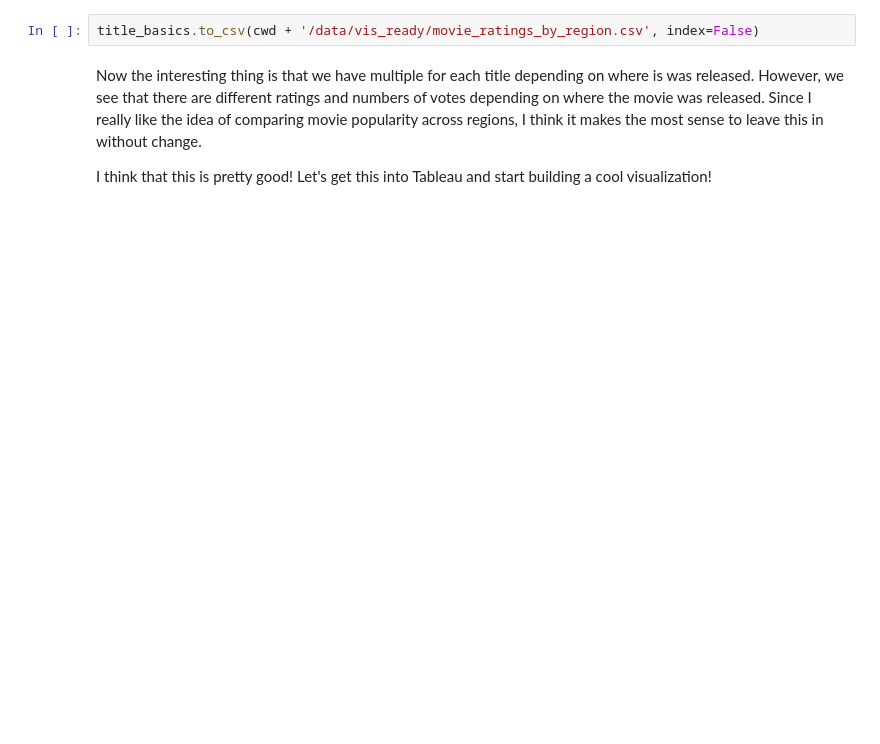
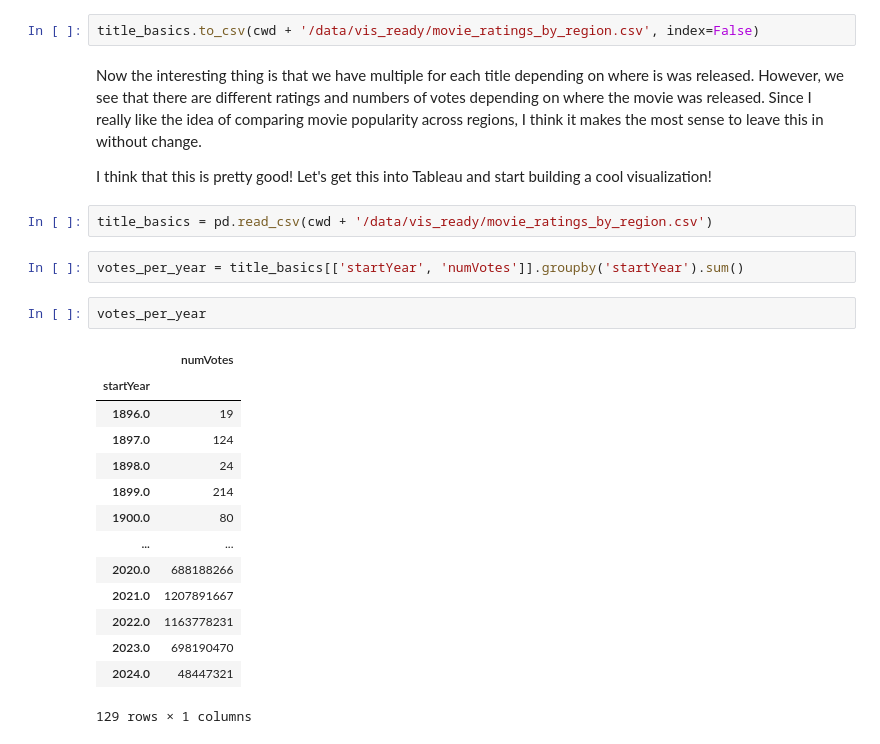
Before and after one commit to Jkrol6675/IMDbExploratoryAnalysis-Movies, a Jupyter notebook: workbook.ipynb, the cells around one changed output. Cells and saved outputs as stored; diff of their text form; blank space fills up the shorter version.

```diff
--- a/workbook.ipynb
+++ b/workbook.ipynb
@@ -343,3 +390,24 @@ title_basics.to_csv(cwd + '/data/vis_ready/movie_ratings_by_region.csv', index=F
 Now the interesting thing is that we have multiple for each title depending on where is was released. However, we see that there are different ratings and numbers of votes depending on where the movie was released. Since I really like the idea of comparing movie popularity across regions, I think it makes the most sense to leave this in without change.
 
 I think that this is pretty good! Let's get this into Tableau and start building a cool visualization!
+# %%
+title_basics = pd.read_csv(cwd + '/data/vis_ready/movie_ratings_by_region.csv')
+# %%
+votes_per_year = title_basics[['startYear', 'numVotes']].groupby('startYear').sum()
+# %%
+votes_per_year
+# %% [output]
+|  | numVotes |
+| startYear |  |
+| 1896.0 | 19 |
+| 1897.0 | 124 |
+| 1898.0 | 24 |
+| 1899.0 | 214 |
+| 1900.0 | 80 |
+| ... | ... |
+| 2020.0 | 688188266 |
+| 2021.0 | 1207891667 |
+| 2022.0 | 1163778231 |
+| 2023.0 | 698190470 |
+| 2024.0 | 48447321 |
+129 rows × 1 columns
```
Also changed, not shown: parts of 13 cells of this notebook.
